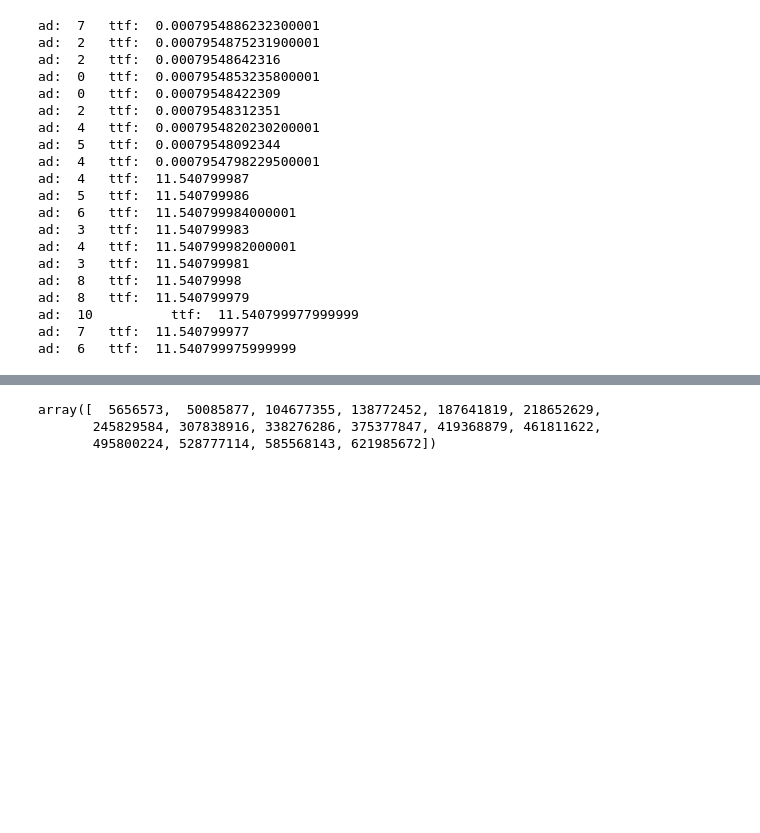
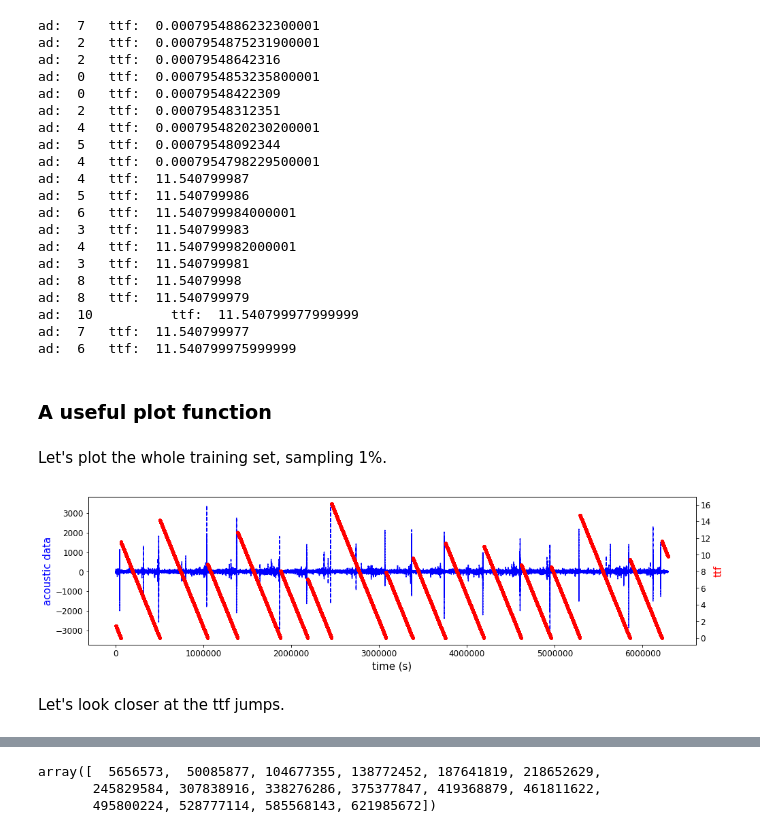
Before and after one commit to benjamin-assel/Deep-learning, a Jupyter notebook: LANL Earthquake Prediction/Earthquake chalenge.ipynb, the cells around one changed output, grey strips where cells are left out. Drawn from its saved outputs; the diff is of its cells as text; code cells hidden in the pictures; blank space fills up the shorter version.

```diff
--- a/LANL Earthquake Prediction/Earthquake chalenge.ipynb
+++ b/LANL Earthquake Prediction/Earthquake chalenge.ipynb
@@ -139 +133,3 @@ def plot_activity(t_init, duration, x_scale=None):
+# %% [markdown]
+### A useful plot function
 # %%
@@ -160,4 +151,15 @@ def plot_activity(t_init, duration, x_scale=None):
     plt.show()
+# %% [markdown]
+Let's plot the whole training set, sampling 1%.
+# %%
+train_ad_sample = train_ad[::100]
+train_ttf_sample = train_ttf[::100]
+
+plot_activity(0,int(len(train_ad)/100), x_scale=4, ad_data = train_ad_sample, ttf_data = train_ttf_sample)
+# %% [output]
+[figure, added]
+# %% [markdown]
+Let's look closer at the ttf jumps.
 # %%
 plot_activity(5656565, 20, x_scale=2)
 # %% [output]
```
Also changed, not shown: parts of 11 cells of this notebook.
